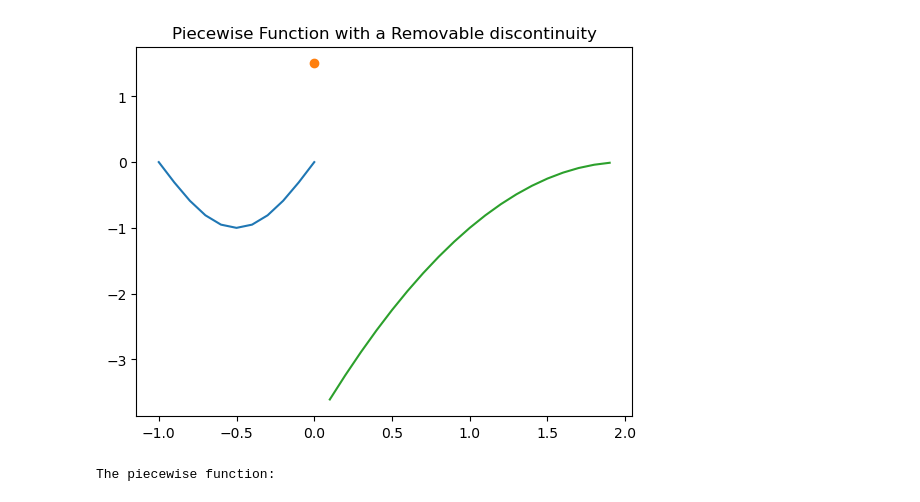
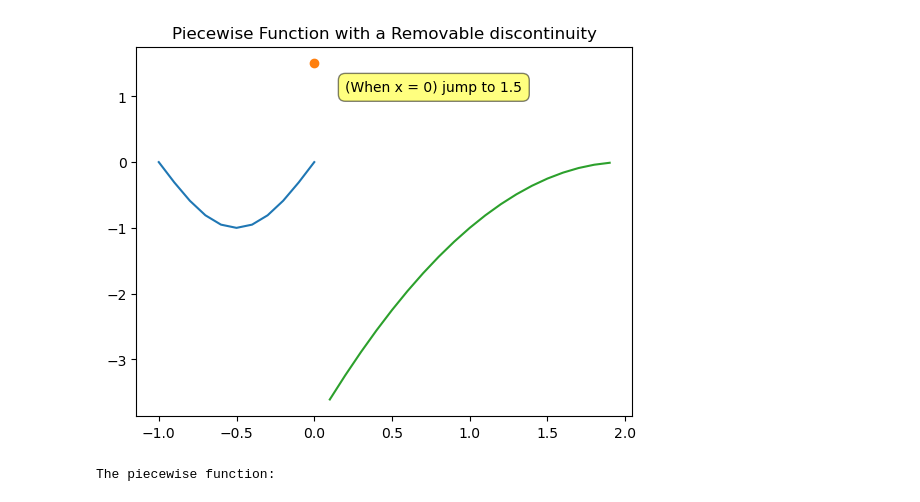
Before and after one commit to BrentGrammer/PROGNOTES, a Jupyter notebook: Calculus/discontinuousfunctions.ipynb, the cells around one changed output. Cells and saved outputs as stored; diff of their text form; code cells hidden in the pictures.

Commit message:
update plot note

```diff
--- a/Calculus/discontinuousfunctions.ipynb
+++ b/Calculus/discontinuousfunctions.ipynb
@@ -9,34 +9,45 @@ import matplotlib.pyplot as plt
 # set up x input
 resolution = .1
 xx = np.arange(-1,2,resolution)
 
 # list function pieces
 y = [0] * 3 # initialize list as 3 elements, all zeros
 # replace each el with the function definition of the piece
 y[0] = np.sin(xx*np.pi)
 y[1] = 1.5*np.ones(len(xx)) # across all values of x
 y[2] = -(xx-2)**2
 
 # list domains - each list outputs an array of boolens based on the condition/domain
 xdomains = [0] * 3
 xdomains[0] = xx < 0 # first condition/subdomain
 # the second condition is x == 0, but the numpy array does not have zero, just numbers very close to zero
 # you can find the elements that are as close as possible to 0 (or a very small number)
 xdomains[1] = np.abs(xx) < resolution/2 # divide the small resolution by 2 to get a very small number - find elements that are below this and so basically zero
 xdomains[2] = xx > 0
 
 # plot the results for all the pieces (elements of y)
 
 # use markers for each piece, the 2nd piece will not be visible otherwise since it is listed as an infinitesimal point on the plot
 markers = '-o-' # a line, a circle, and a line
 for i in range(len(y)):
     # cut up xx into the elements that satisfy the subdomains above
     plt.plot(xx[xdomains[i]],y[i][xdomains[i]], markers[i]) # plot the inputs on x-axis to the i-th element in y (the i-th element is a list of the outputs for that case and same length as xx)
 
 plt.title('Piecewise Function with a Removable discontinuity')
+
+plt.annotate('(When x = 0) jump to 1.5',
+             xy=(0.6, .89),  # Position of the point to annotate
+             xytext=(0.6, .89),  # Position of the text
+             xycoords='axes fraction',  # Use axes coordinates
+             textcoords='axes fraction',
+             ha='center',  # Horizontal alignment
+             va='center',  # Vertical alignment
+             bbox=dict(boxstyle='round,pad=0.5', fc='yellow', alpha=0.5)
+)
+
 plt.show()
 # %% [output]
-[figure, old version]
+[figure, new version]
 # %%
 #### Using Sympy instead of Numpy #####
 
```
